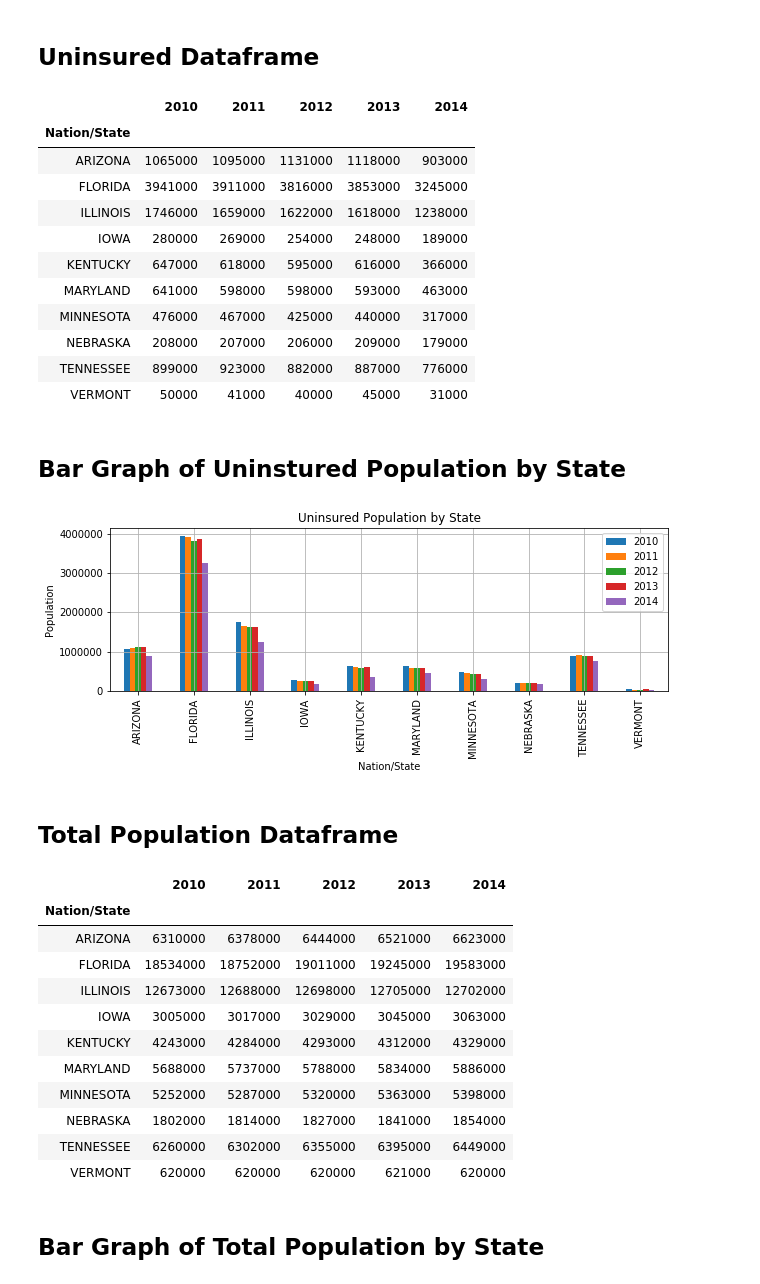
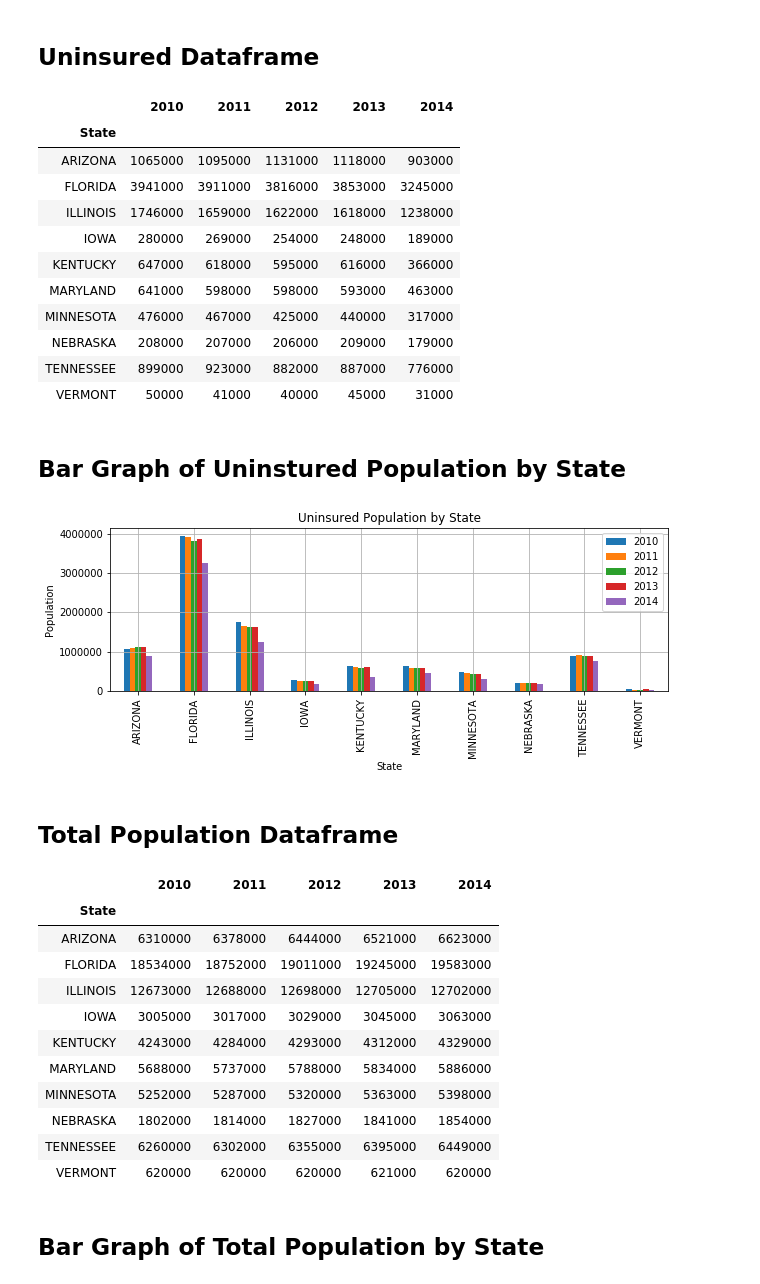
Before and after one commit to TJL30308/DREAM_Project, a Jupyter notebook: insurance_coverage.ipynb, the cells around one changed output. Drawn from its saved outputs; the diff is of its cells as text; code cells hidden in the pictures.

```diff
--- a/insurance_coverage.ipynb
+++ b/insurance_coverage.ipynb
@@ -6,5 +6,6 @@ import matplotlib.pyplot as plt
 from params import states_list, years_list
 
 df = pd.read_csv('Resources/hic04_acs_CLEAN.csv')
+df = df.rename(columns = {'Nation/State': 'State'})
 df
 # %% [output]
@@ -56,12 +57,12 @@ ax.grid()
 # %%
 uninsured = df[df['Coverage'] == 'Uninsured']
 uninsured = uninsured.drop(['Coverage'], axis = 1)
-uninsured = uninsured.set_index('Nation/State')
+uninsured = uninsured.set_index('State')
 uninsured = uninsured * 1000
 uninsured
 # %% [output]
 |  | 2010 | 2011 | 2012 | 2013 | 2014 |
-| Nation/State |  |  |  |  |  |
+| State |  |  |  |  |  |
 | ARIZONA | 1065000 | 1095000 | 1131000 | 1118000 | 903000 |
 | FLORIDA | 3941000 | 3911000 | 3816000 | 3853000 | 3245000 |
 | ILLINOIS | 1746000 | 1659000 | 1622000 | 1618000 | 1238000 |
@@ -80,18 +81,18 @@ ax.set_title("Uninsured Population by State")
 ax.set_ylabel("Population")
 ax.grid()
 # %% [output]
-[figure, old version]
+[figure, new version]
 # %% [markdown]
 ## Total Population Dataframe
 # %%
 total_pop = df[df['Coverage'] == 'Total']
 total_pop = total_pop.drop(['Coverage'], axis =1)
-total_pop = total_pop.set_index('Nation/State')
+total_pop = total_pop.set_index('State')
 total_pop = total_pop * 1000
 total_pop
 # %% [output]
 |  | 2010 | 2011 | 2012 | 2013 | 2014 |
-| Nation/State |  |  |  |  |  |
+| State |  |  |  |  |  |
 | ARIZONA | 6310000 | 6378000 | 6444000 | 6521000 | 6623000 |
 | FLORIDA | 18534000 | 18752000 | 19011000 | 19245000 | 19583000 |
 | ILLINOIS | 12673000 | 12688000 | 12698000 | 12705000 | 12702000 |
```
Also changed, not shown: parts of 8 cells of this notebook, 1 other file.
